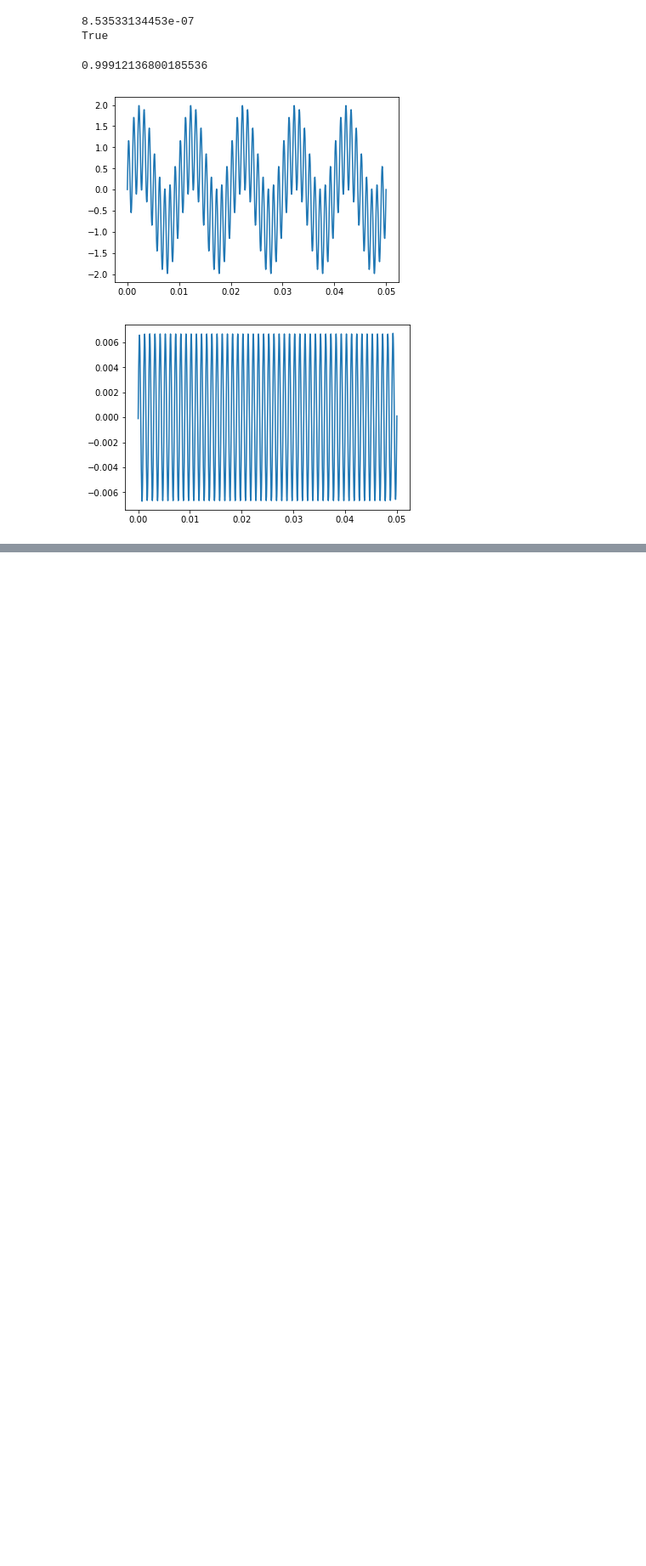
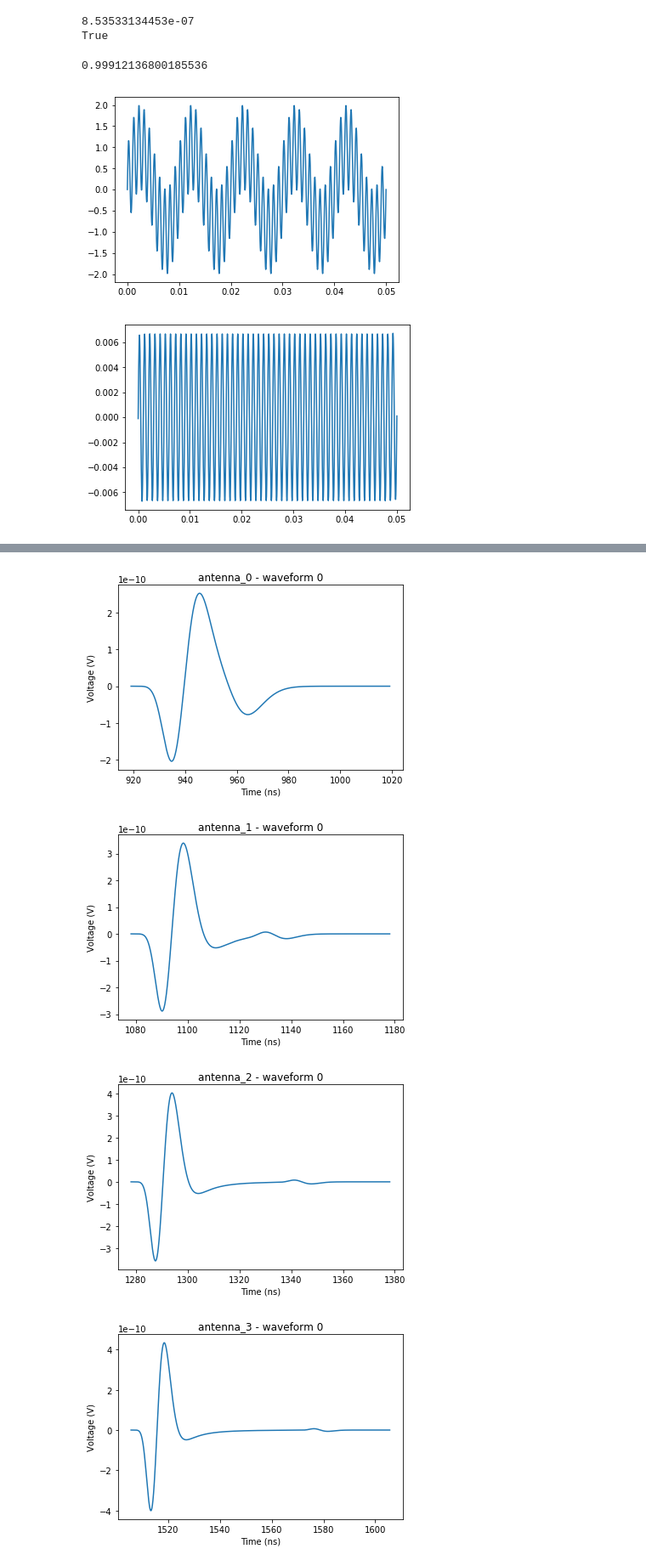
Before and after one commit to bhokansonfasig/pyrex, a Jupyter notebook: Code Examples.ipynb, the cells around one changed output, grey strips where cells are left out. Shown at 85% size. Saved outputs shown, nothing was run; the diff lists cells and outputs as text; code cells hidden in the pictures; blank space fills up the shorter version.

Commit message:
Added EventKernel example

```diff
--- a/Code Examples.ipynb
+++ b/Code Examples.ipynb
@@ -323,0 +329,35 @@ plt.show()
+# %%
+particle_generator = pyrex.ShadowGenerator(dx=1000, dy=1000, dz=500,
+                                           energy_generator=lambda: 1e8)
+detector = []
+for i, z in enumerate([-100, -150, -200, -250]):
+    detector.append(
+        pyrex.DipoleAntenna(name="antenna_"+str(i), position=(0, 0, z),
+                            center_frequency=500, bandwidth=500,
+                            resistance=0, effective_height=1,
+                            trigger_threshold=0, noisy=False)
+    )
+kernel = pyrex.EventKernel(generator=particle_generator,
+                           ice_model=pyrex.IceModel,
+                           antennas=detector)
+
+triggered = False
+while not triggered:
+    kernel.event()
+    for antenna in detector:
+        if antenna.is_hit:
+            triggered = True
+            break
+
+for antenna in detector:
+    for i, wave in enumerate(antenna.waveforms):
+        plt.plot(wave.times * 1e9, wave.values)
+        plt.xlabel("Time (ns)")
+        plt.ylabel("Voltage (V)")
+        plt.title(antenna.name + " - waveform "+str(i))
+        plt.show()
+# %% [output]
+[figure, added]
+[figure, added]
+[figure, added]
+[figure, added]
```
Also changed, not shown: parts of 5 cells of this notebook, 2 other files.
